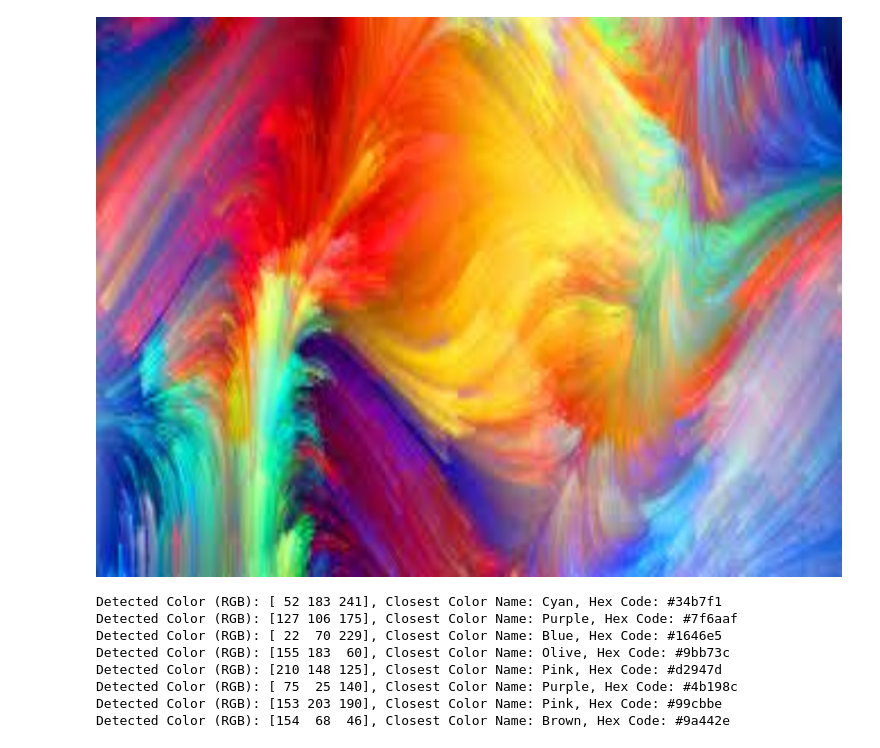
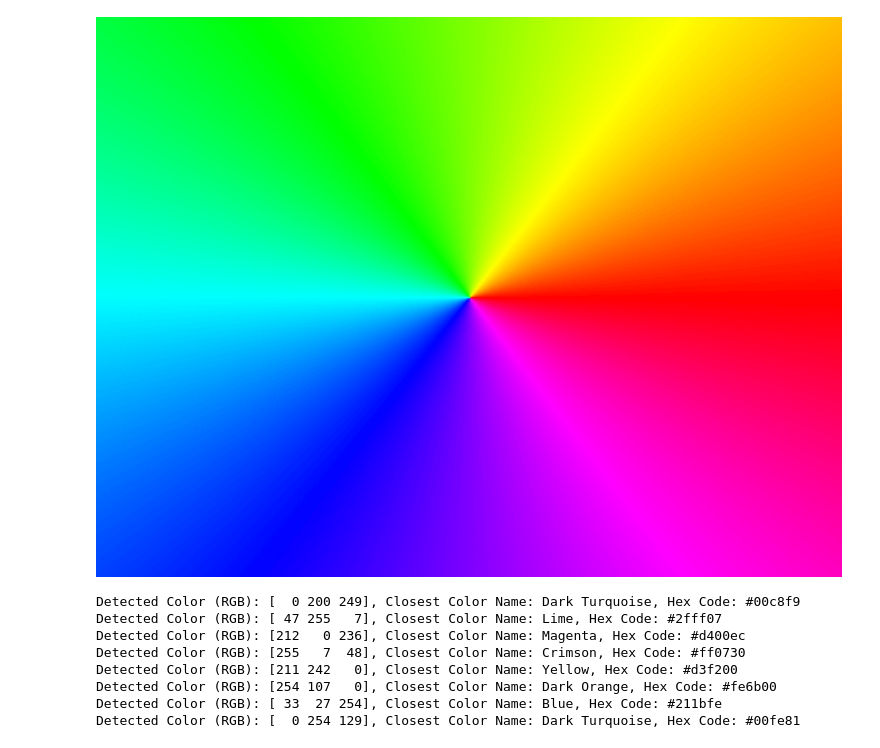
Before and after one commit to Tamizh2907/Projectcolor, a Jupyter notebook: projectcolor.ipynb, the cells around one changed output. Drawn from its saved outputs; the diff is of its cells as text; code cells hidden in the pictures.

```diff
--- a/projectcolor.ipynb
+++ b/projectcolor.ipynb
@@ -7,7 +7,7 @@ from scipy.spatial import distance
 from google.colab.patches import cv2_imshow
 
 # Load the input image
-image = cv2.imread('/content/download.jpg')
+image = cv2.imread('/content/phaseportrait.png')
 
 # Preprocess the image (e.g., resize, convert to RGB)
 # Example preprocessing steps: resizing and converting to RGB
@@ -50,39 +50,85 @@ def closest_color_rgb(rgb_code):
 def rgb_to_hex(rgb_code):
     return '#{0:02x}{1:02x}{2:02x}'.format(rgb_code[0], rgb_code[1], rgb_code[2])
 
 # Define a list of color names and their corresponding RGB values
+# Define a dictionary of color names and their corresponding RGB values
 color_names_rgb = {
     'Red': (255, 0, 0),
     'Green': (0, 128, 0),
     'Blue': (0, 0, 255),
     'Yellow': (255, 255, 0),
     'Cyan': (0, 255, 255),
     'Magenta': (255, 0, 255),
     'Orange': (255, 165, 0),
     'Purple': (128, 0, 128),
     'Brown': (165, 42, 42),
     'Pink': (255, 192, 203),
     'Teal': (0, 128, 128),
     'Lime': (0, 255, 0),
     'Olive': (128, 128, 0),
     'Maroon': (128, 0, 0),
     'Black': (0, 0, 0),
     'White': (255, 255, 255),
+    'Gold': (255, 215, 0),
+    'Silver': (192, 192, 192),
+    'Gray': (128, 128, 128),
+    'Navy': (0, 0, 128),
+    'Sky Blue': (135, 206, 235),
+    'Turquoise': (64, 224, 208),
+    'Violet': (238, 130, 238),
+    'Crimson': (220, 20, 60),
+    'Lavender': (230, 230, 250),
+    'Indigo': (75, 0, 130),
+    'Beige': (245, 245, 220),
+    'Salmon': (250, 128, 114),
+    'Khaki': (240, 230, 140),
+    'Tomato': (255, 99, 71),
+    'Slate Gray': (112, 128, 144),
+    'Chocolate': (210, 105, 30),
+    'Ivory': (255, 255, 240),
+    'Peru': (205, 133, 63),
+    'Sienna': (160, 82, 45),
+    'Coral': (255, 127, 80),
+    'Dark Green': (0, 100, 0),
+    'Dark Blue': (0, 0, 139),
+    'Dark Red': (139, 0, 0),
+    'Dark Orange': (255, 140, 0),
+    'Dark Violet': (148, 0, 211),
+    'Dark Magenta': (139, 0, 139),
+    'Dark Cyan': (0, 139, 139),
+    'Dark Gray': (169, 169, 169),
+    'Dark Salmon': (233, 150, 122),
+    'Dark Khaki': (189, 183, 107),
+    'Dark Turquoise': (0, 206, 209),
+    'Dark Slate Gray': (47, 79, 79),
+    'Light Green': (144, 238, 144),
+    'Light Blue': (173, 216, 230),
+    'Light Red': (255, 182, 193),
+    'Light Orange': (255, 160, 122),
+    'Light Violet': (221, 160, 221),
+    'Light Magenta': (255, 0, 255),
+    'Light Cyan': (224, 255, 255),
+    'Light Gray': (211, 211, 211),
+    'Light Salmon': (255, 160, 122),
+    'Light Khaki': (240, 230, 140),
+    'Light Turquoise': (175, 238, 238),
+    'Light Slate Gray': (119, 136, 153),
 }
+
 
 # Extract RGB codes of the detected colors and their corresponding color names
 for center in centers:
     rgb_code = center
     closest_name = closest_color_rgb(rgb_code)
     hex_code = rgb_to_hex(rgb_code)
     print(f'Detected Color (RGB): {rgb_code}, Closest Color Name: {closest_name}, Hex Code: {hex_code}')
 # %% [output]
-[figure, old version]
+[figure, new version]
-Detected Color (RGB): [ 52 183 241], Closest Color Name: Cyan, Hex Code: #34b7f1
-Detected Color (RGB): [127 106 175], Closest Color Name: Purple, Hex Code: #7f6aaf
-Detected Color (RGB): [ 22  70 229], Closest Color Name: Blue, Hex Code: #1646e5
-Detected Color (RGB): [155 183  60], Closest Color Name: Olive, Hex Code: #9bb73c
-Detected Color (RGB): [210 148 125], Closest Color Name: Pink, Hex Code: #d2947d
-Detected Color (RGB): [ 75  25 140], Closest Color Name: Purple, Hex Code: #4b198c
-Detected Color (RGB): [153 203 190], Closest Color Name: Pink, Hex Code: #99cbbe
-Detected Color (RGB): [154  68  46], Closest Color Name: Brown, Hex Code: #9a442e
+Detected Color (RGB): [  0 200 249], Closest Color Name: Dark Turquoise, Hex Code: #00c8f9
+Detected Color (RGB): [ 47 255   7], Closest Color Name: Lime, Hex Code: #2fff07
+Detected Color (RGB): [212   0 236], Closest Color Name: Magenta, Hex Code: #d400ec
+Detected Color (RGB): [255   7  48], Closest Color Name: Crimson, Hex Code: #ff0730
+Detected Color (RGB): [211 242   0], Closest Color Name: Yellow, Hex Code: #d3f200
+Detected Color (RGB): [254 107   0], Closest Color Name: Dark Orange, Hex Code: #fe6b00
+Detected Color (RGB): [ 33  27 254], Closest Color Name: Blue, Hex Code: #211bfe
+Detected Color (RGB): [  0 254 129], Closest Color Name: Dark Turquoise, Hex Code: #00fe81
```
